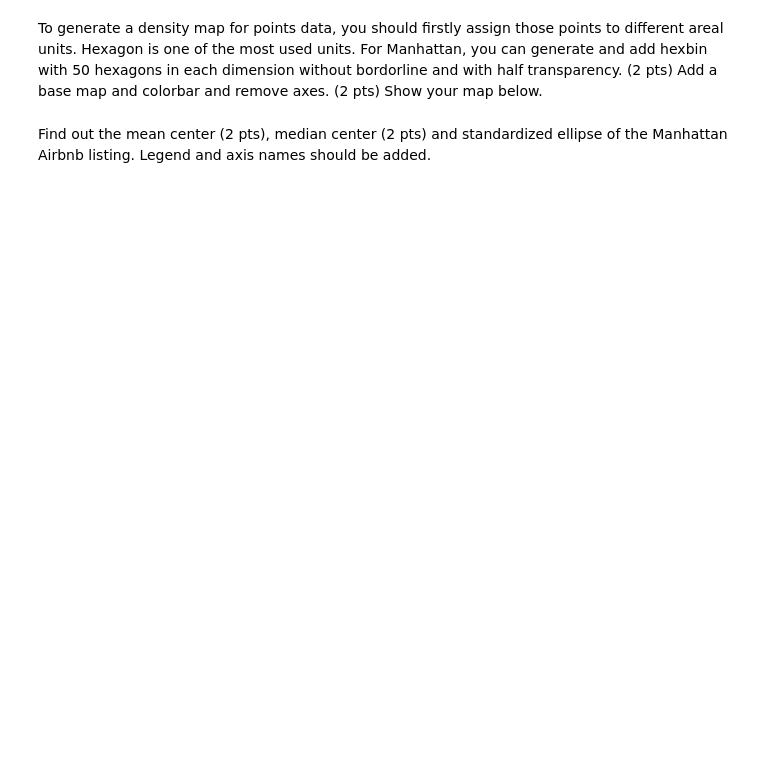
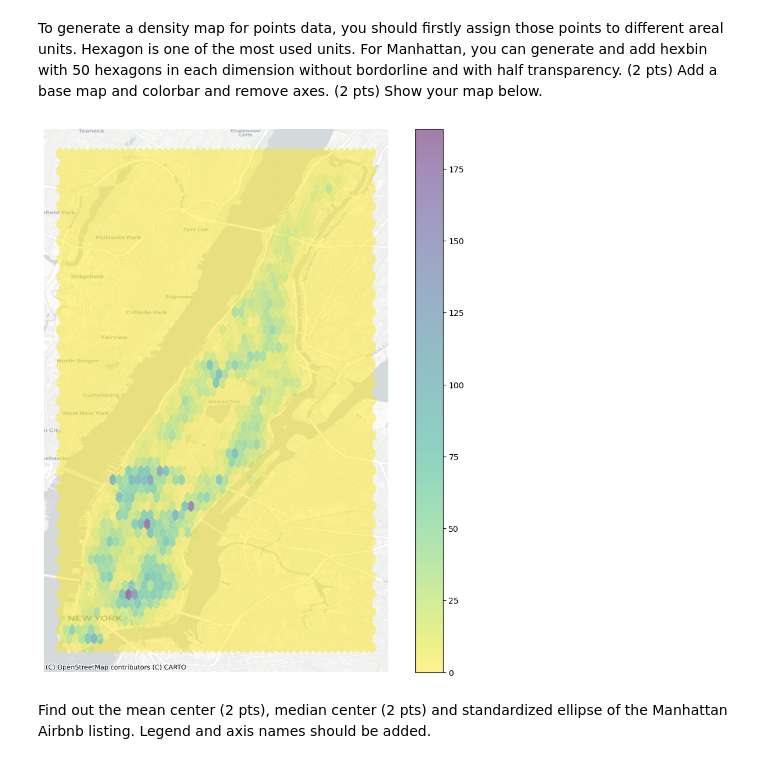
Before and after one commit to parinbhaduri/4680_5680_intro_uds, a Jupyter notebook: Homework/HW2.ipynb, the cells around one changed output. Saved outputs shown, nothing was run; the diff lists cells and outputs as text; code cells hidden in the pictures; blank space fills up the shorter version.

```diff
--- a/Homework/HW2.ipynb
+++ b/Homework/HW2.ipynb
@@ -299,2 +394,27 @@ To generate a density map for points data, you should firstly assign those point
+# %%
+# enter your codes here
+# Set up figure and axis
+f, ax = plt.subplots(1, figsize=(12, 12))
+# Generate and add hexbin with 50 hexagons in each
+# dimension, no borderlines, half transparency,
+# and the reverse viridis colormap
+hb = ax.hexbin(
+    listing["longitude"],
+    listing["latitude"],
+    gridsize=50,
+    linewidths=0,
+    alpha=0.5,
+    cmap="viridis_r",
+)
+# Add basemap
+ctx.add_basemap(
+    ax, crs = listing.crs, source=ctx.providers.CartoDB.Positron
+)
+# Add colorbar
+plt.colorbar(hb)
+# Remove axes
+ax.set_axis_off()
+# %% [output]
+[figure, added]
 # %% [markdown]
 Find out the mean center (2 pts), median center (2 pts) and standardized ellipse of the Manhattan Airbnb listing. Legend and axis names should be added.
```
Also changed, not shown: parts of 34 cells of this notebook.
